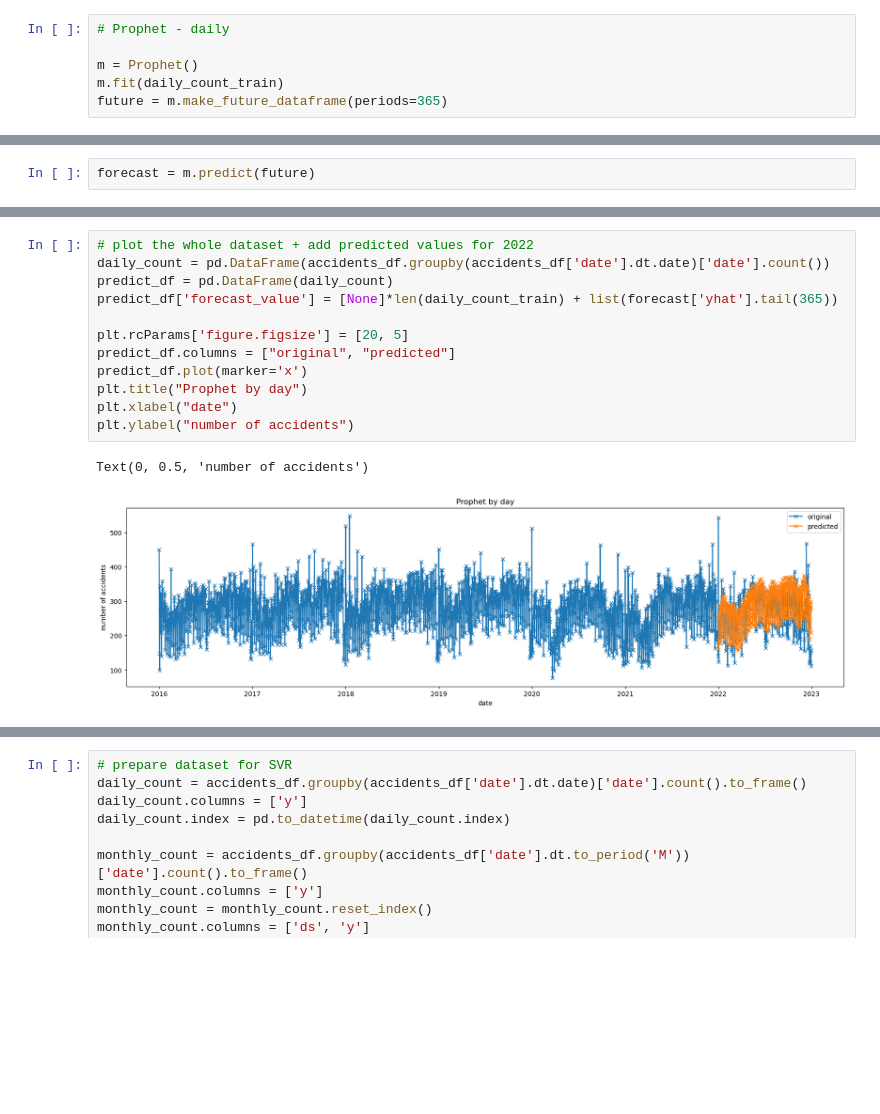
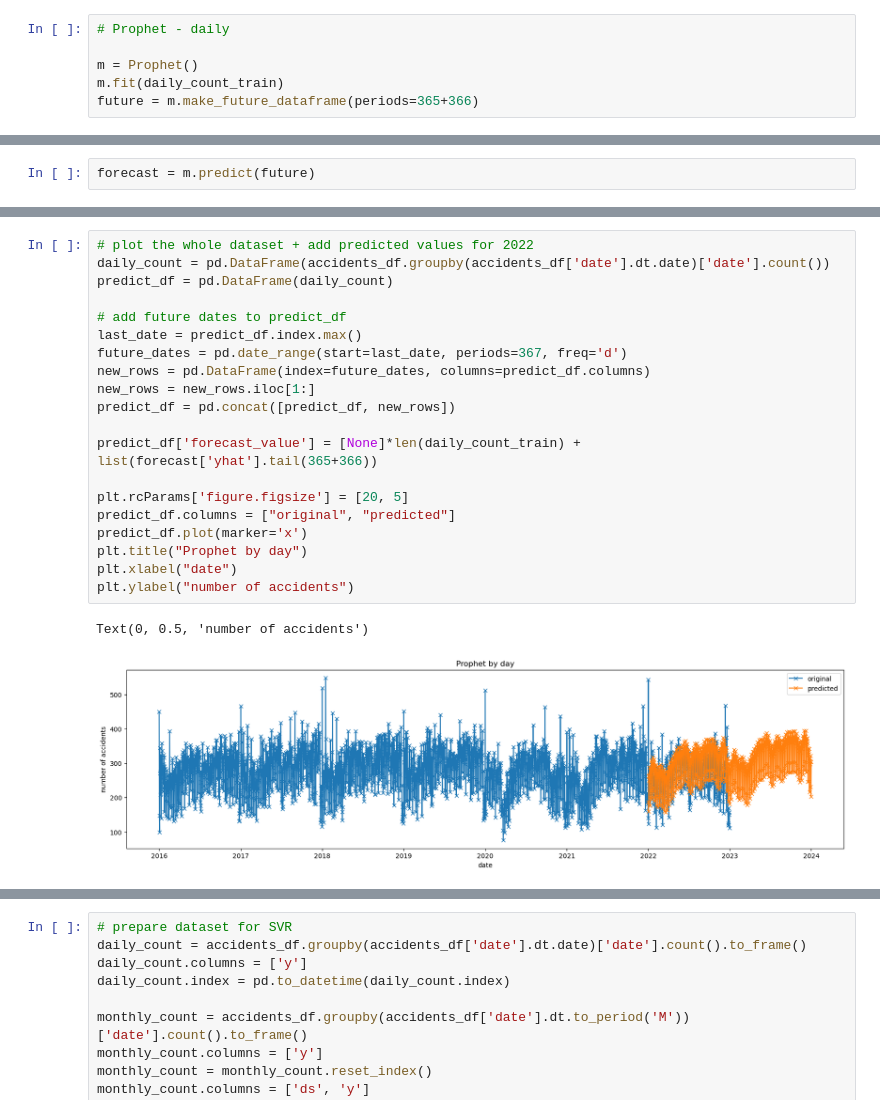
Before and after one commit to Katarina5/time-series-predictions, a Jupyter notebook: accidents.ipynb, the cells around one changed output, grey strips where cells are left out. Cells and saved outputs as stored; diff of their text form; blank space fills up the shorter version.

Commit message:
added LSTM, MLP forecasts

```diff
--- a/accidents.ipynb
+++ b/accidents.ipynb
@@ -200,5 +200,5 @@ print(daily_count)
 
 m = Prophet()
 m.fit(daily_count_train)
-future = m.make_future_dataframe(periods=365)
+future = m.make_future_dataframe(periods=365+366)
 # %% [output]
@@ -223,18 +223,26 @@ fig2 = m.plot_components(forecast)
 # %%
 # plot the whole dataset + add predicted values for 2022
 daily_count = pd.DataFrame(accidents_df.groupby(accidents_df['date'].dt.date)['date'].count())
 predict_df = pd.DataFrame(daily_count)
-predict_df['forecast_value'] = [None]*len(daily_count_train) + list(forecast['yhat'].tail(365))
+
+# add future dates to predict_df
+last_date = predict_df.index.max()
+future_dates = pd.date_range(start=last_date, periods=367, freq='d')
+new_rows = pd.DataFrame(index=future_dates, columns=predict_df.columns)
+new_rows = new_rows.iloc[1:]
+predict_df = pd.concat([predict_df, new_rows])
+
+predict_df['forecast_value'] = [None]*len(daily_count_train) + list(forecast['yhat'].tail(365+366))
 
 plt.rcParams['figure.figsize'] = [20, 5]
 predict_df.columns = ["original", "predicted"]
 predict_df.plot(marker='x')
 plt.title("Prophet by day")
 plt.xlabel("date")
 plt.ylabel("number of accidents")
 # %% [output]
 Text(0, 0.5, 'number of accidents')
-[figure, old version]
+[figure, new version]
 # %%
 # Prophet - monthly
 
```
Also changed, not shown: parts of 26 cells of this notebook, 1 other file.
